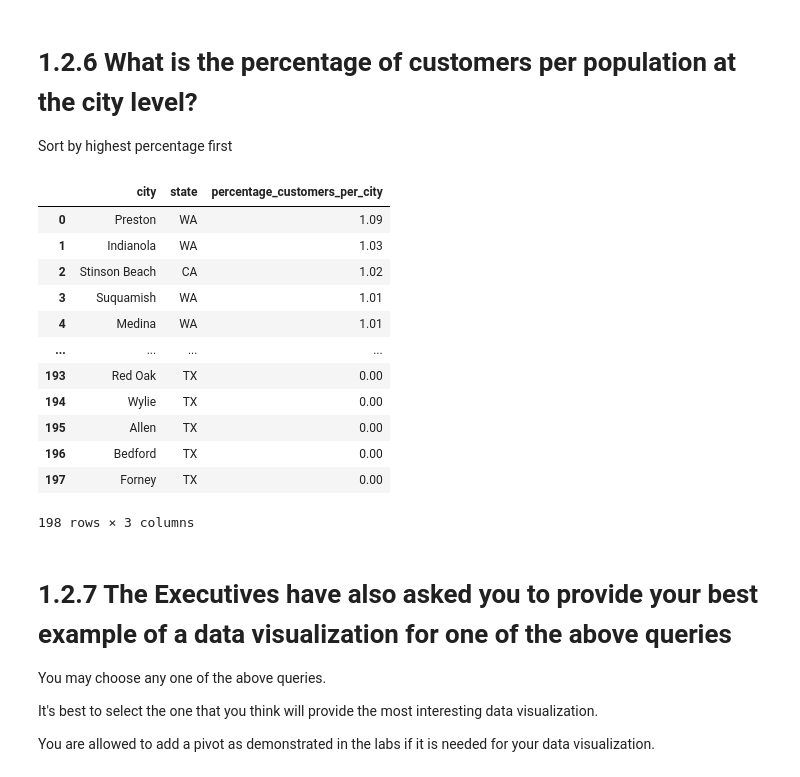
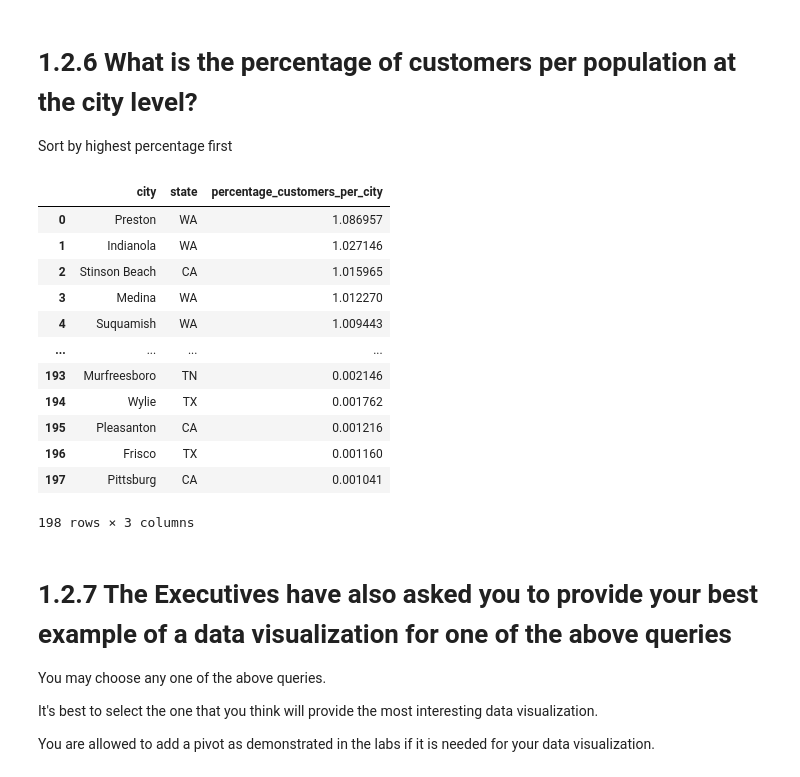
Before and after one commit to scabanela-ischool/Data_Engineering_Proj1_Querying, a Jupyter notebook: project_1_2.ipynb, the cells around one changed output. Drawn from its saved outputs; the diff is of its cells as text; code cells hidden in the pictures.

Commit message:
Removed rounding for 1.2.6

```diff
--- a/project_1_2.ipynb
+++ b/project_1_2.ipynb
@@ -245,34 +245,34 @@ Sort by highest percentage first
 # %%
 rollback_before_flag = True
 rollback_after_flag = True
 
 query = """
 
 select cit.city,
     cit.state,
-    round((count(ct.customer_id) / cit.population) * 100, 2) as percentage_customers_per_city
+    (count(ct.customer_id) / cit.population) * 100 as percentage_customers_per_city
 from customers as ct
     join cities as cit
     on (ct.city = cit.city and ct.state = cit.state)
 group by cit.city, cit.state
 order by percentage_customers_per_city desc
 
 """
 
 my_select_query_pandas(query, rollback_before_flag, rollback_after_flag)
 # %% [output]
 |  | city | state | percentage_customers_per_city |
-| 0 | Preston | WA | 1.09 |
-| 1 | Indianola | WA | 1.03 |
-| 2 | Stinson Beach | CA | 1.02 |
-| 3 | Suquamish | WA | 1.01 |
-| 4 | Medina | WA | 1.01 |
+| 0 | Preston | WA | 1.086957 |
+| 1 | Indianola | WA | 1.027146 |
+| 2 | Stinson Beach | CA | 1.015965 |
+| 3 | Medina | WA | 1.012270 |
+| 4 | Suquamish | WA | 1.009443 |
 | ... | ... | ... | ... |
-| 193 | Red Oak | TX | 0.00 |
-| 194 | Wylie | TX | 0.00 |
-| 195 | Allen | TX | 0.00 |
-| 196 | Bedford | TX | 0.00 |
-| 197 | Forney | TX | 0.00 |
+| 193 | Murfreesboro | TN | 0.002146 |
+| 194 | Wylie | TX | 0.001762 |
+| 195 | Pleasanton | CA | 0.001216 |
+| 196 | Frisco | TX | 0.001160 |
+| 197 | Pittsburg | CA | 0.001041 |
 198 rows × 3 columns
 # %% [markdown]
 # 1.2.7 The Executives have also asked you to provide your best example of a data visualization for one of the above queries
```
